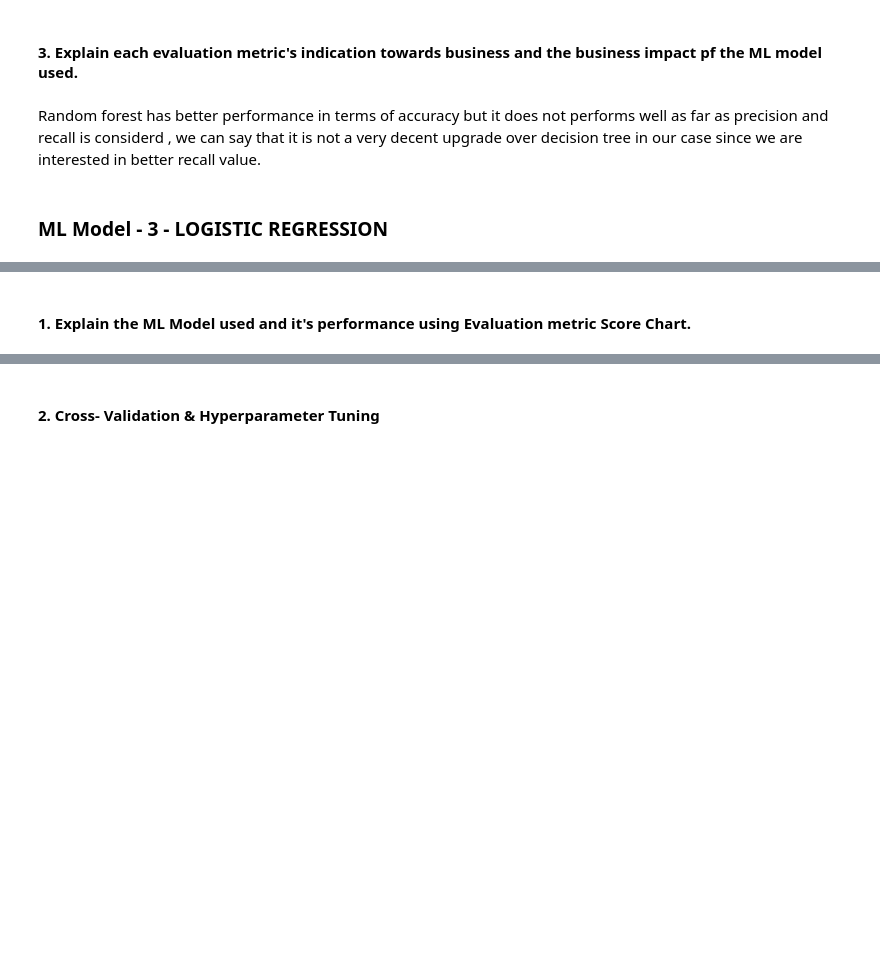
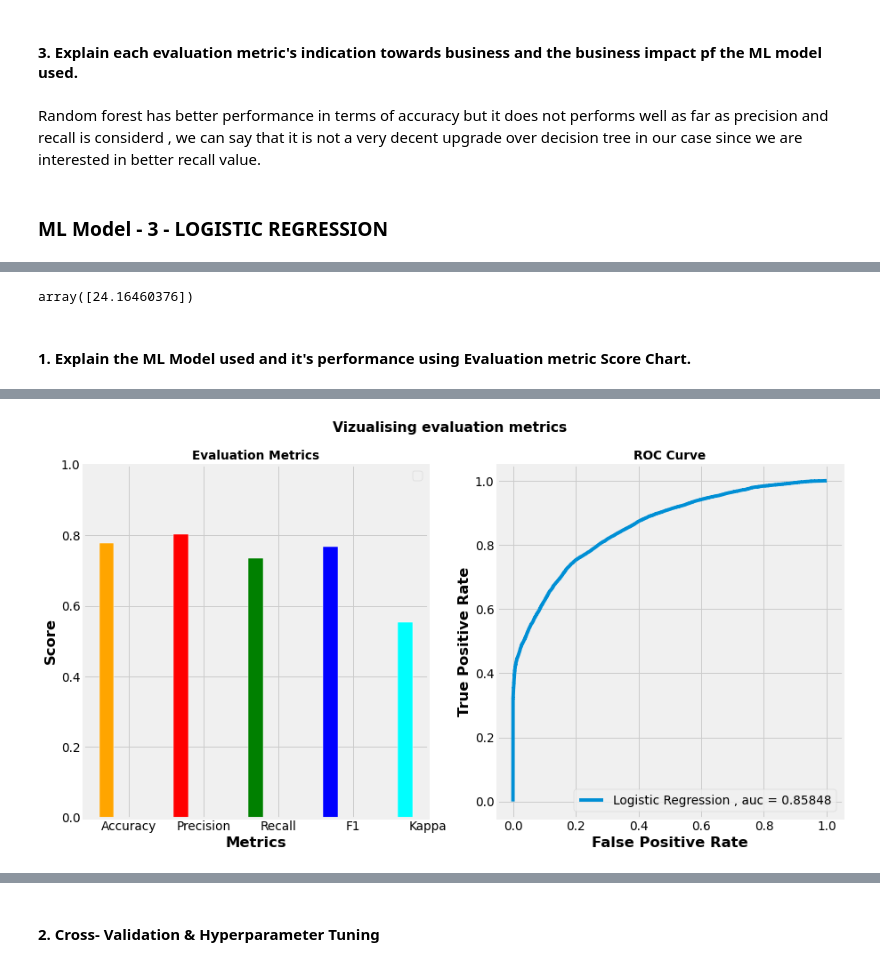
Before and after one commit to JNSDKV/BANK-MARKETING-EFFECTIVENESS-PREDICTION, a Jupyter notebook: _Bank_Marketing_Effectiveness_prediction.ipynb, the cells around one changed output, grey strips where cells are left out. Cells and saved outputs as stored; diff of their text form; code cells hidden in the pictures; blank space fills up the shorter version.

```diff
--- a/_Bank_Marketing_Effectiveness_prediction.ipynb
+++ b/_Bank_Marketing_Effectiveness_prediction.ipynb
@@ -1606,0 +1670,19 @@ Random forest has better performance in terms of accuracy but it does not perfor
+# %%
+# ML Model - 3 Implementation
+from sklearn.linear_model import LogisticRegression
+
+# Fit the Algorithm
+clf = LogisticRegression(fit_intercept=True, max_iter=10000)
+clf.fit(X_res, y_res)
+
+# Predict on the model
+# Evaluate Model
+clf_eval = evaluate_model(clf, X_res, y_res)
+# Print result
+print('Accuracy:', clf_eval['acc'])
+print('Precision:', clf_eval['prec'])
+print('Recall:', clf_eval['rec'])
+print('F1 Score:', clf_eval['f1'])
+print('Cohens Kappa Score:', clf_eval['kappa'])
+print('Area Under Curve:', clf_eval['auc'])
+print('Confusion Matrix:\n', clf_eval['cm'])
@@ -1607,2 +1709,6 @@ Random forest has better performance in terms of accuracy but it does not perfor
+# %%
+clf.intercept_
+# %% [output]
+array([24.16460376])
 # %% [markdown]
 #### 1. Explain the ML Model used and it's performance using Evaluation metric Score Chart.
@@ -1610,0 +1715,40 @@ Random forest has better performance in terms of accuracy but it does not perfor
+# %%
+# Visualizing evaluation Metric Score chart
+fig, (ax1, ax2) = plt.subplots(1, 2)
+fig.suptitle('Vizualising evaluation metrics', fontsize=16, fontweight='bold')
+fig.set_figheight(7)
+fig.set_figwidth(14)
+fig.set_facecolor('white')
+barWidth = 0.2
+
+clf_score = [clf_eval['acc'], clf_eval['prec'], clf_eval['rec'], clf_eval['f1'], clf_eval['kappa']]
+
+## Set position of bar on X axis
+r1 = np.arange(len(clf_score))
+ax1.bar(r1, clf_score, width=barWidth, edgecolor='white',color=['orange', 'red', 'green', 'blue', 'cyan'])
+
+## Configure x and y axis
+ax1.set_xlabel('Metrics', fontweight='bold')
+labels = ['Accuracy', 'Precision', 'Recall', 'F1', 'Kappa']
+ax1.set_xticks([r + (barWidth * 1.5) for r in range(len(clf_score))], )
+ax1.set_xticklabels(labels)
+ax1.set_ylabel('Score', fontweight='bold')
+ax1.set_ylim(0, 1)
+
+## Create legend & title
+ax1.set_title('Evaluation Metrics', fontsize=14, fontweight='bold')
+ax1.legend()
+
+# Second plot
+ax2.plot(clf_eval['fpr'], clf_eval['tpr'], label='Logistic Regression , auc = {:0.5f}'.format(clf_eval['auc']))
+
+## Configure x and y axis
+ax2.set_xlabel('False Positive Rate', fontweight='bold')
+ax2.set_ylabel('True Positive Rate', fontweight='bold')
+
+## Create legend & title
+ax2.set_title('ROC Curve', fontsize=14, fontweight='bold')
+ax2.legend(loc=4)
+
+plt.show()
+# %% [output]
@@ -1610,0 +1756 @@ Random forest has better performance in terms of accuracy but it does not perfor
+[figure, added]
```
Also changed, not shown: parts of 57 cells of this notebook.
